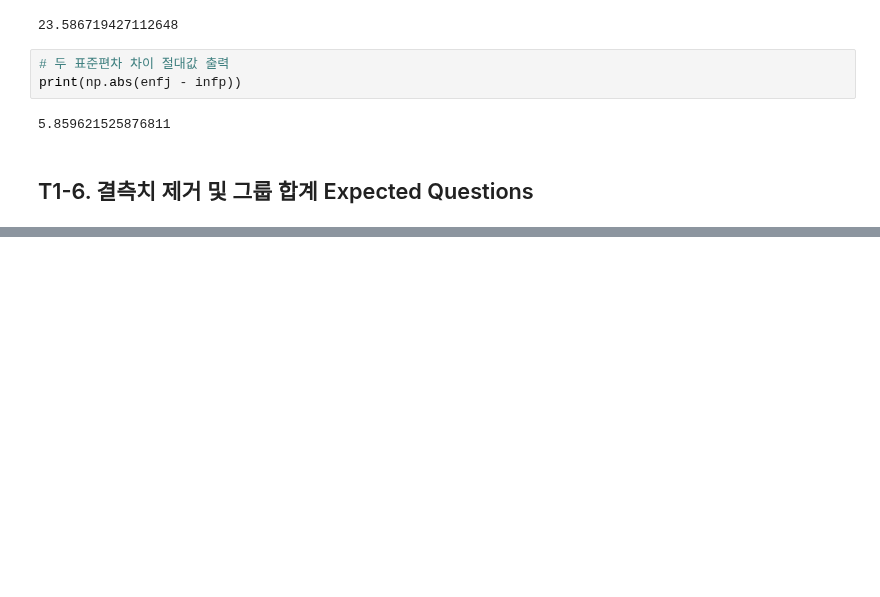
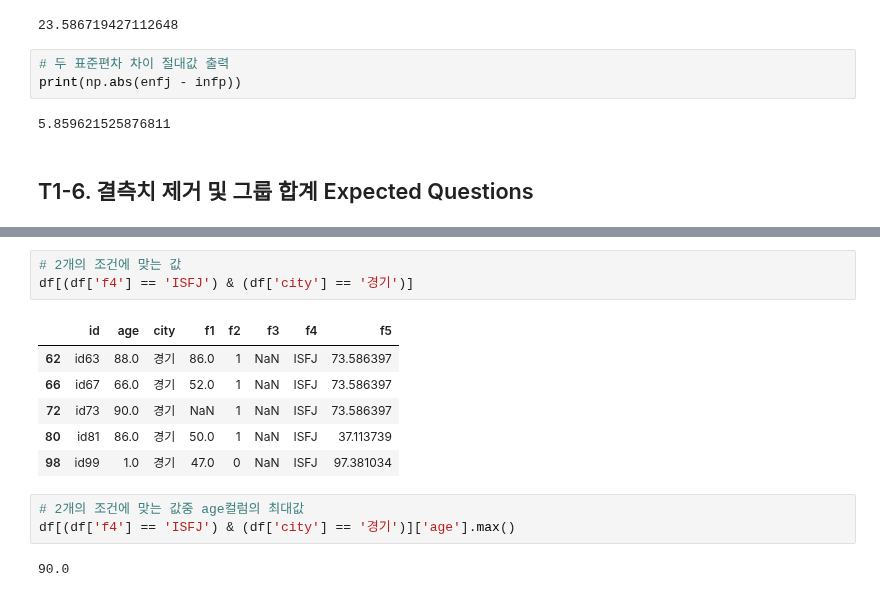
Before and after one commit to zudata/BEAKJOON, a Jupyter notebook: study/Big Data Certification study.ipynb, the cells around one changed output, grey strips where cells are left out. Cells and saved outputs as stored; diff of their text form; blank space fills up the shorter version.

```diff
--- a/study/Big Data Certification study.ipynb
+++ b/study/Big Data Certification study.ipynb
@@ -322,0 +392,15 @@ df
+# %%
+# 2개의 조건에 맞는 값
+df[(df['f4'] == 'ISFJ') & (df['city'] == '경기')]
+# %% [output]
+|  | id | age | city | f1 | f2 | f3 | f4 | f5 |
+| 62 | id63 | 88.0 | 경기 | 86.0 | 1 | NaN | ISFJ | 73.586397 |
+| 66 | id67 | 66.0 | 경기 | 52.0 | 1 | NaN | ISFJ | 73.586397 |
+| 72 | id73 | 90.0 | 경기 | NaN | 1 | NaN | ISFJ | 73.586397 |
+| 80 | id81 | 86.0 | 경기 | 50.0 | 1 | NaN | ISFJ | 37.113739 |
+| 98 | id99 | 1.0 | 경기 | 47.0 | 0 | NaN | ISFJ | 97.381034 |
+# %%
+# 2개의 조건에 맞는 값중 age컬럼의 최대값
+df[(df['f4'] == 'ISFJ') & (df['city'] == '경기')]['age'].max()
+# %% [output]
+90.0
```
Also changed, not shown: parts of 10 cells of this notebook.
